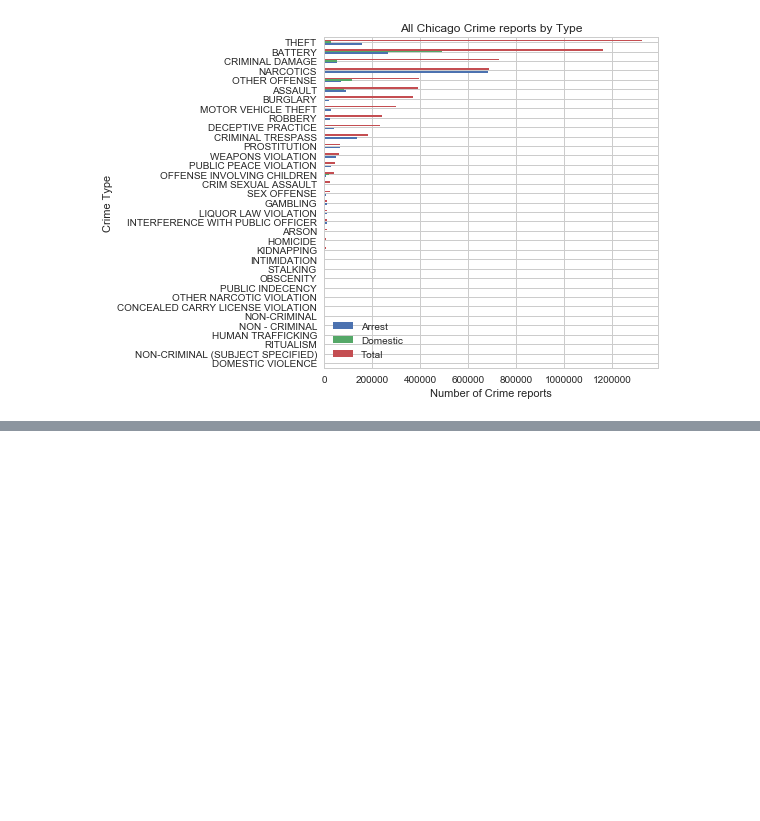
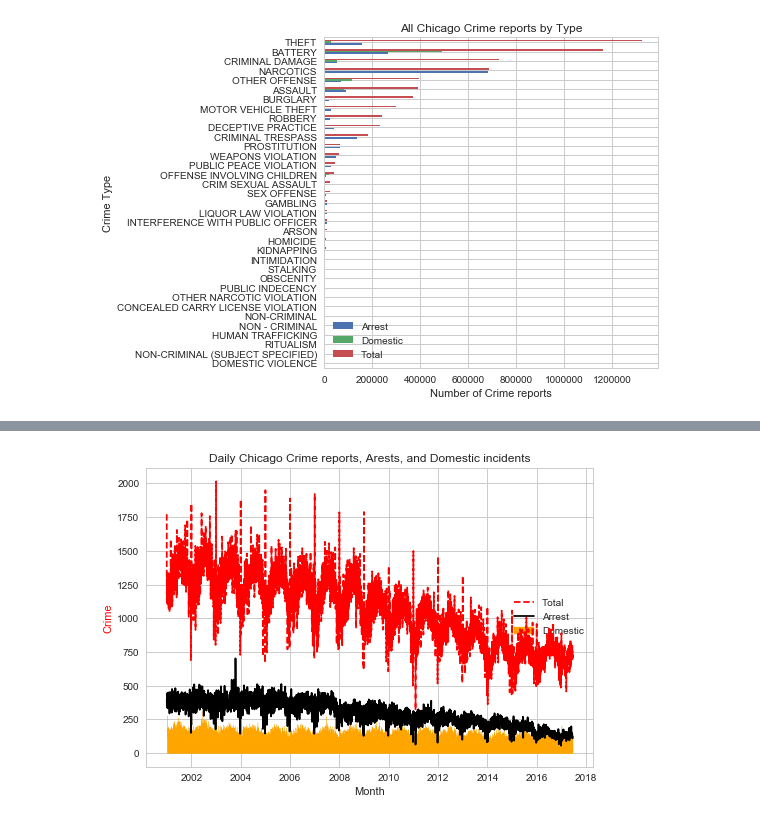
Before and after one commit to RandomFractals/ChicagoCrimes, a Jupyter notebook: notebooks/all-chicago-crime-charts.ipynb, the cells around one changed output, grey strips where cells are left out. Cells and saved outputs as stored; diff of their text form; code cells hidden in the pictures; blank space fills up the shorter version.

```diff
--- a/notebooks/all-chicago-crime-charts.ipynb
+++ b/notebooks/all-chicago-crime-charts.ipynb
@@ -114,0 +210,17 @@ plt.show()
+# %%
+# get daily domestic crimes
+daily_domestic = domestic.resample('D').sum().compute()
+
+# plot daily crime counts, arrests, and domestic incidents reports
+fig, ax = plt.subplots()
+ax.plot(daily_crime.index, daily_crime, '--', label='Total', color='r', zorder=10)
+ax.plot(daily_arrests.index, daily_arrests, color='black', zorder=10)
+ax.fill_between(daily_domestic.index, daily_domestic, label='Domestic', color='orange')
+
+ax.set_ylabel('Crime', color='r')
+ax.set_xlabel('Month')
+ax.legend(loc='right')
+plt.title('Daily Chicago Crime reports, Arests, and Domestic incidents')
+plt.show()
+# %% [output]
+[figure, added]
```
Also changed, not shown: parts of 6 cells of this notebook.
